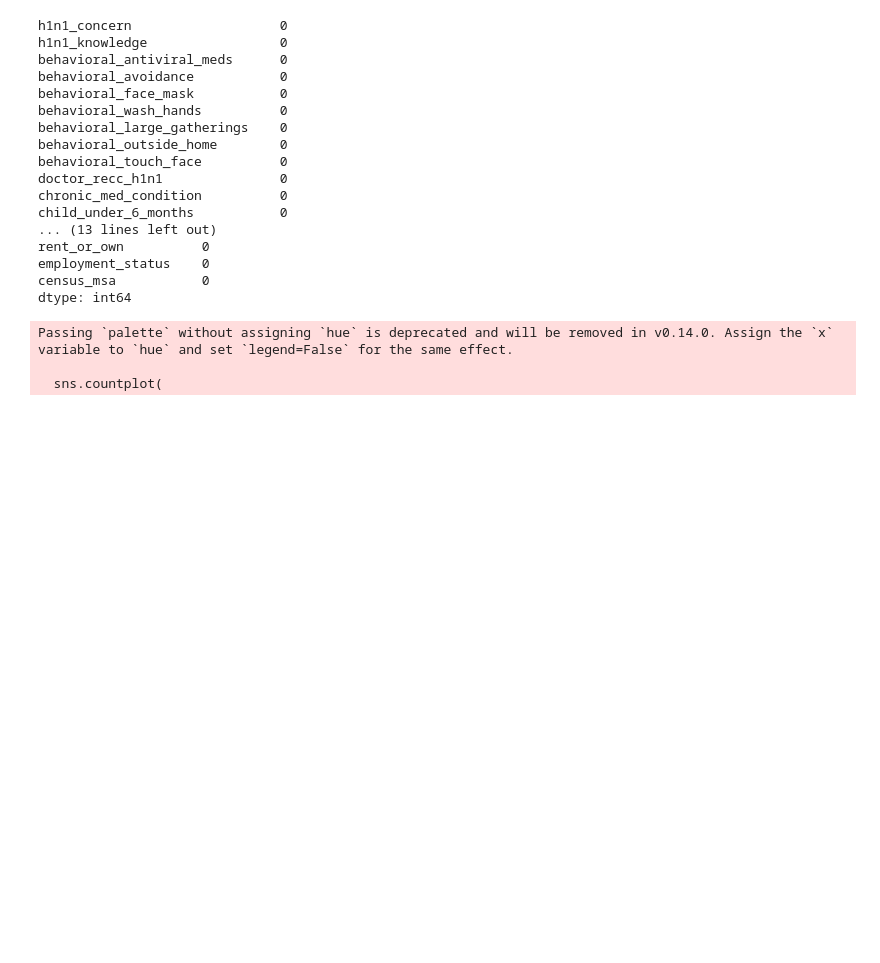
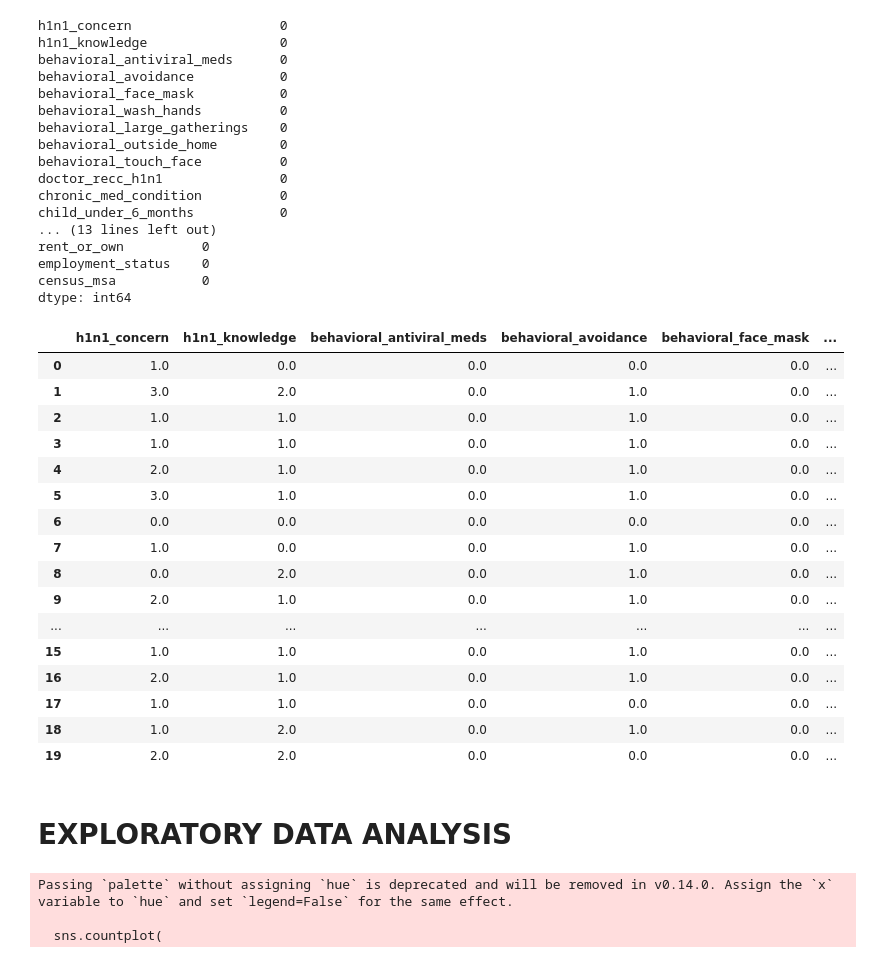
Before and after one commit to keyjack0/analisis-algoritma, a Jupyter notebook: analisis-alogritma.ipynb, the cells around one changed output. Cells and saved outputs as stored; diff of their text form; code cells hidden in the pictures; blank space fills up the shorter version.

```diff
--- a/analisis-alogritma.ipynb
+++ b/analisis-alogritma.ipynb
@@ -139,3 +147,16 @@ numerical_columns.fillna(numerical_columns.mode().iloc[0], inplace=True)
 #mengisi data hilang pada kolom object dengan modus
 
 object_columns.fillna(object_columns.mode().iloc[0], inplace=True)
+# %%
+enc = LabelEncoder()
+# %%
+#mengubah data kategorikal menjadi numerikal dengan label encoding
+
+object_columns.age_group = enc.fit_transform(object_columns.age_group)
+object_columns.education = enc.fit_transform(object_columns.education)
+object_columns.sex = enc.fit_transform(object_columns.sex)
+object_columns.income_poverty = enc.fit_transform(object_columns.income_poverty)
+object_columns.marital_status = enc.fit_transform(object_columns.marital_status)
+object_columns.rent_or_own = enc.fit_transform(object_columns.rent_or_own)
+object_columns.employment_status = enc.fit_transform(object_columns.employment_status)
+object_columns.census_msa = enc.fit_transform(object_columns.census_msa)
@@ -173,6 +203,28 @@ census_msa           0
 dtype: int64
 # %%
 data_cleaned = pd.concat([numerical_columns, object_columns], axis=1)
+# %%
+data_cleaned.head(20)
+# %% [output]
+|  | h1n1_concern | h1n1_knowledge | behavioral_antiviral_meds | behavioral_avoidance | behavioral_face_mask | ... |
+| 0 | 1.0 | 0.0 | 0.0 | 0.0 | 0.0 | ... |
+| 1 | 3.0 | 2.0 | 0.0 | 1.0 | 0.0 | ... |
+| 2 | 1.0 | 1.0 | 0.0 | 1.0 | 0.0 | ... |
+| 3 | 1.0 | 1.0 | 0.0 | 1.0 | 0.0 | ... |
+| 4 | 2.0 | 1.0 | 0.0 | 1.0 | 0.0 | ... |
+| 5 | 3.0 | 1.0 | 0.0 | 1.0 | 0.0 | ... |
+| 6 | 0.0 | 0.0 | 0.0 | 0.0 | 0.0 | ... |
+| 7 | 1.0 | 0.0 | 0.0 | 1.0 | 0.0 | ... |
+| 8 | 0.0 | 2.0 | 0.0 | 1.0 | 0.0 | ... |
+| 9 | 2.0 | 1.0 | 0.0 | 1.0 | 0.0 | ... |
+| ... | ... | ... | ... | ... | ... | ... |
+| 15 | 1.0 | 1.0 | 0.0 | 1.0 | 0.0 | ... |
+| 16 | 2.0 | 1.0 | 0.0 | 1.0 | 0.0 | ... |
+| 17 | 1.0 | 1.0 | 0.0 | 0.0 | 0.0 | ... |
+| 18 | 1.0 | 2.0 | 0.0 | 1.0 | 0.0 | ... |
+| 19 | 2.0 | 2.0 | 0.0 | 0.0 | 0.0 | ... |
+# %% [markdown]
+<h1>EXPLORATORY DATA ANALYSIS</H1>
 # %%
 plt.figure(figsize=(10,8))
 sns.countplot(
```
Also changed, not shown: parts of 5 cells of this notebook, 1 other file.
